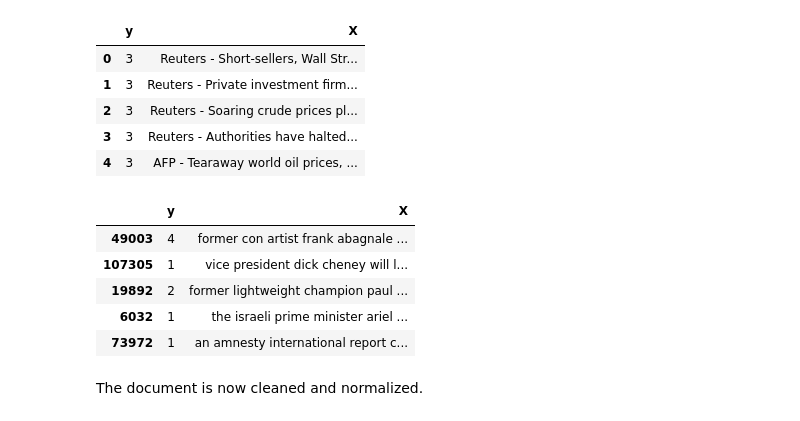
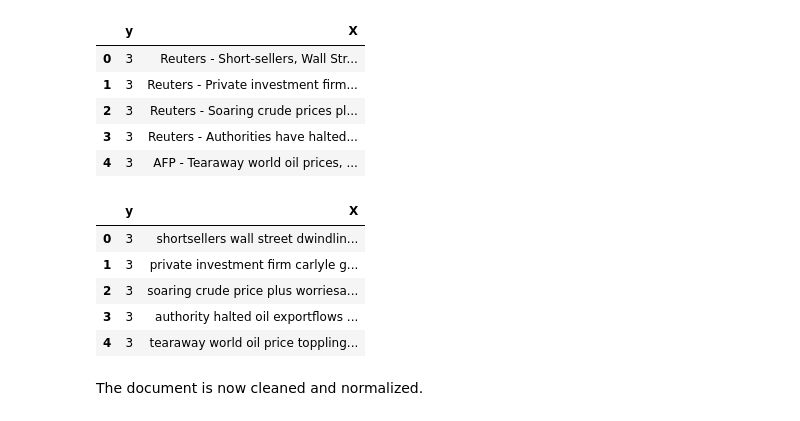
Before and after one commit to Rooneyish/News_Article_Classification, a Jupyter notebook: AG_News_Classification.ipynb, the cells around one changed output. Cells and saved outputs as stored; diff of their text form; code cells hidden in the pictures.

```diff
--- a/AG_News_Classification.ipynb
+++ b/AG_News_Classification.ipynb
@@ -122,28 +144,45 @@ df.head()
 | 2 | 3 | Reuters - Soaring crude prices pl... |
 | 3 | 3 | Reuters - Authorities have halted... |
 | 4 | 3 | AFP - Tearaway world oil prices, ... |
+# %%
+lemmatizer = WordNetLemmatizer()
+stop_words = set(stopwords.words('english'))
 # %%
 news_publishers = ['reuters', 'afp', 'ap', 'associated press', 'reuters news', 'bloomberg', 'cbc sports online']
 
+# Attempt 1
+# def normalize_document(document):
+#     document = document.lower() # lowercase the texts
+#     document = contractions.fix(document) # converting don't --> do not
+#     document = document.translate(str.maketrans('','',string.punctuation)) # removing special characters
+#     for publisher in news_publishers: # removing names of the news article publishers from the document
+#         document = document.replace(publisher, '')
+#     document = " ".join(document.split()) # removing whitespaces from the documents
+#     return document
+
+# Attempt 2 - Removing Stopwords and Lemmatization of Remaining words
 def normalize_document(document):
     document = document.lower() # lowercase the texts
     document = contractions.fix(document) # converting don't --> do not
     document = document.translate(str.maketrans('','',string.punctuation)) # removing special characters
     for publisher in news_publishers: # removing names of the news article publishers from the document
         document = document.replace(publisher, '')
-    document = " ".join(document.split()) # removing whitespaces from the documents
+
+    tokens = document.split() # Splitting to Tokens for Stop Words Removal and Lemmatization
+    cleaned_tokens = [lemmatizer.lemmatize(word) for word in tokens if word not in stop_words] # Removing stopwords and lemmatization of remainin words
+    document = " ".join(cleaned_tokens)
     return document
 # %%
 df['X'] = df['X'].apply(normalize_document)
 # %%
-df.sample(5)
+df.head(5)
 # %% [output]
 |  | y | X |
-| 49003 | 4 | former con artist frank abagnale ... |
-| 107305 | 1 | vice president dick cheney will l... |
-| 19892 | 2 | former lightweight champion paul ... |
-| 6032 | 1 | the israeli prime minister ariel ... |
-| 73972 | 1 | an amnesty international report c... |
+| 0 | 3 | shortsellers wall street dwindlin... |
+| 1 | 3 | private investment firm carlyle g... |
+| 2 | 3 | soaring crude price plus worriesa... |
+| 3 | 3 | authority halted oil exportflows ... |
+| 4 | 3 | tearaway world oil price toppling... |
 # %% [markdown]
 The document is now cleaned and normalized.
 # %% [markdown]
```
Also changed, not shown: parts of 15 cells of this notebook, 3 other files.
